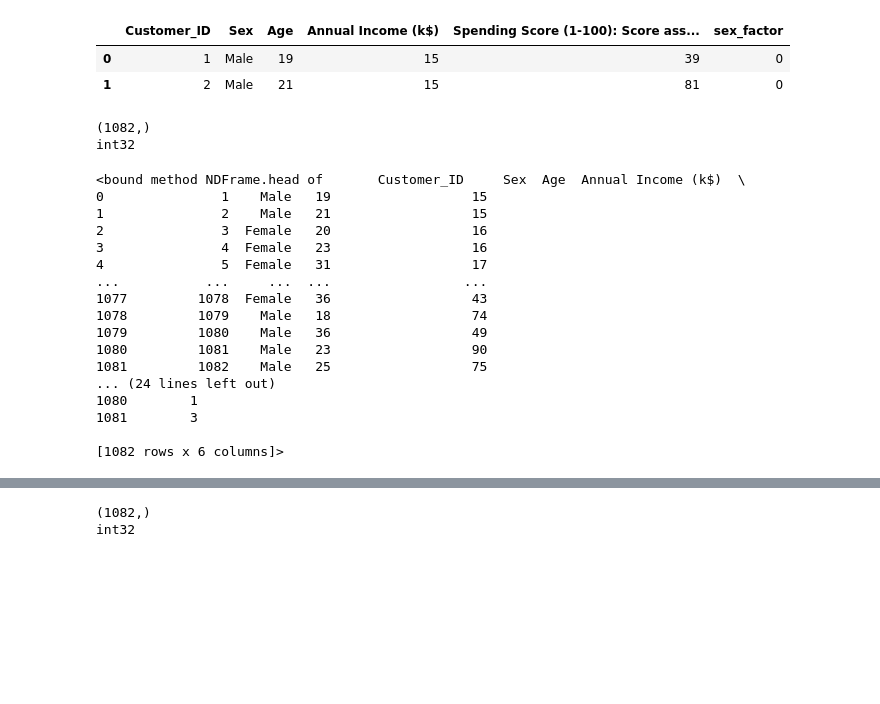
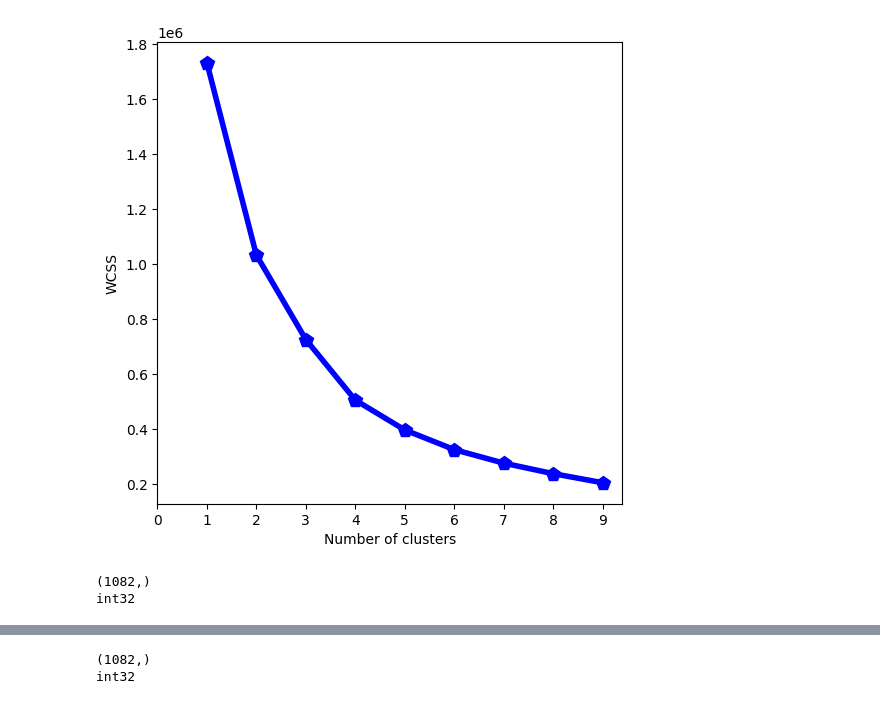
Before and after one commit to DavidC0011/MiniTermProject, a Jupyter notebook: MiniTermProject_KMeans.ipynb, the cells around one changed output, grey strips where cells are left out. Cells and saved outputs as stored; diff of their text form; code cells hidden in the pictures; blank space fills up the shorter version.

```diff
--- a/MiniTermProject_KMeans.ipynb
+++ b/MiniTermProject_KMeans.ipynb
@@ -7,18 +7,29 @@ import matplotlib.pyplot as plt
 #import data and create data frame
 df = pd.read_csv("Supermarket_Customers_data_v2.csv", delimiter=';')
 df['sex_factor'] = pd.factorize(df.Sex)[0]
-df.head(2)
-# %% [output]
-|  | Customer_ID | Sex | Age | Annual Income (k$) | Spending Score (1-100): Score ass... | sex_factor |
-| 0 | 1 | Male | 19 | 15 | 39 | 0 |
-| 1 | 2 | Male | 21 | 15 | 81 | 0 |
+# %%
+#Elbow method for identifying the optimal k for the algorithm
+X = df.iloc[:,[3,4]].values
+WCSS = []
+for i in range(1,10):
+    model = KMeans(n_clusters = i,init = 'k-means++')
+    model.fit(X)
+    WCSS.append(model.inertia_)
+fig = plt.figure(figsize = (6,6))
+plt.plot(range(1,10),WCSS, linewidth=4, markersize=10,marker='p',color = 'blue')
+plt.xticks(np.arange(10))
+plt.xlabel("Number of clusters")
+plt.ylabel("WCSS")
+plt.show()
+# %% [output]
+[figure, added]
 # %%
 #Clusters plotted: Annual Income against Spending Score
 X = df.iloc[:, [3,4]].values
-X[0:5]
+X[0:4]
 
 from sklearn.cluster import KMeans
-kmeans = KMeans(n_clusters=5, init ='k-means++', max_iter=300, n_init=10, random_state=0 )
+kmeans = KMeans(n_clusters=4, init ='k-means++', max_iter=300, n_init=10, random_state=0 )
 kmeans.n_clusters
 y_kmeans = kmeans.fit_predict(X)
 type(y_kmeans)
@@ -31,23 +42,6 @@ print(y_kmeans.dtype)
 # %% [output]
 (1082,)
 int32
-<bound method NDFrame.head of       Customer_ID     Sex  Age  Annual Income (k$)  \
-0               1    Male   19                  15
-1               2    Male   21                  15
-2               3  Female   20                  16
-3               4  Female   23                  16
-4               5  Female   31                  17
-...           ...     ...  ...                 ...
-1077         1078  Female   36                  43
-1078         1079    Male   18                  74
-1079         1080    Male   36                  49
-1080         1081    Male   23                  90
-1081         1082    Male   25                  75
-... (24 lines left out)
-1080        1
-1081        3
-
-[1082 rows x 6 columns]>
 # %%
 plt.scatter(X[y_kmeans==0, 0], X[y_kmeans==0, 1], s=100, c='purple', label ='Cluster 1')
 plt.scatter(X[y_kmeans==1, 0], X[y_kmeans==1, 1], s=100, c='green', label ='Cluster 2')
```
Also changed, not shown: parts of 5 cells of this notebook.
